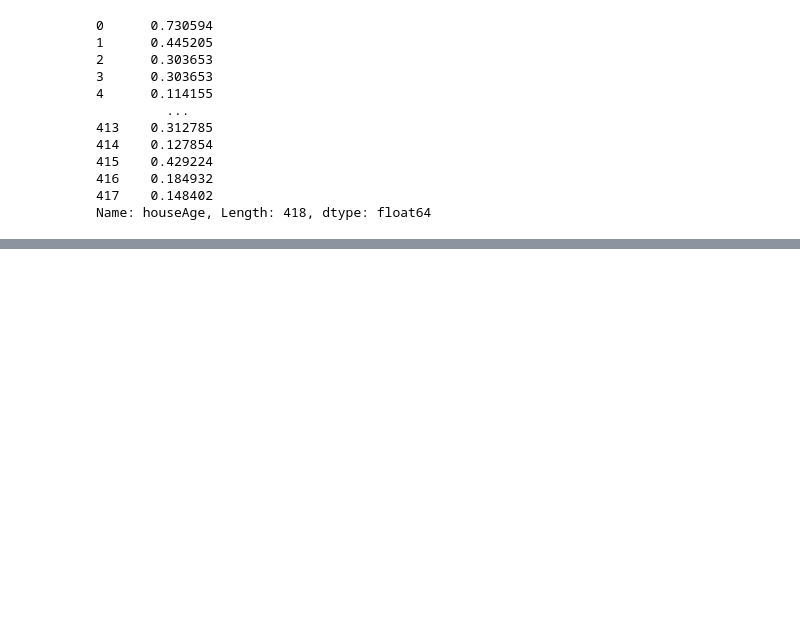
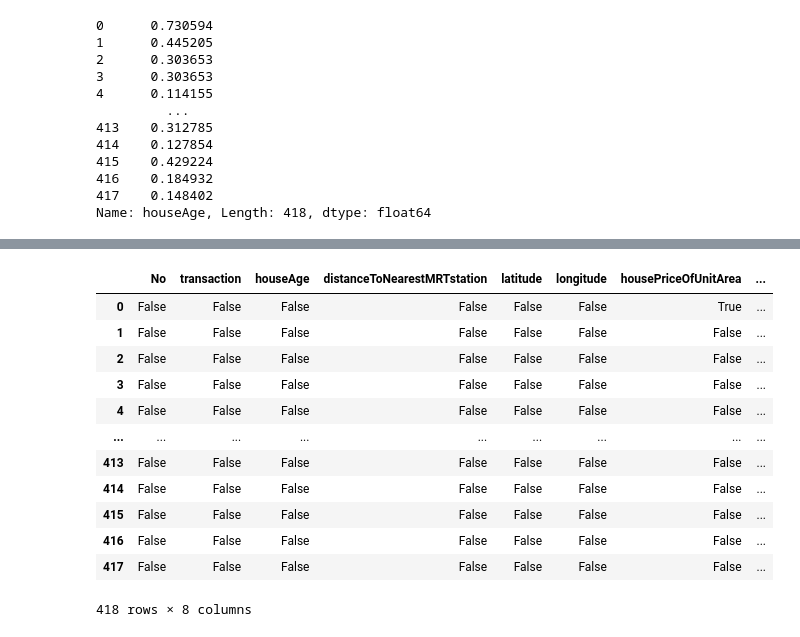
Before and after one commit to josephlister/Data_Science_Projects, a Jupyter notebook: realEstateAssignment.ipynb, the cells around one changed output, grey strips where cells are left out. Saved outputs shown, nothing was run; the diff lists cells and outputs as text; code cells hidden in the pictures; blank space fills up the shorter version.

```diff
--- a/realEstateAssignment.ipynb
+++ b/realEstateAssignment.ipynb
@@ -73,0 +152,16 @@ data.head()
+# %%
+pd.isna(data.loc[:, :])
+# %% [output]
+|  | No | transaction | houseAge | distanceToNearestMRTstation | latitude | longitude | housePriceOfUnitArea | ... |
+| 0 | False | False | False | False | False | False | True | ... |
+| 1 | False | False | False | False | False | False | False | ... |
+| 2 | False | False | False | False | False | False | False | ... |
+| 3 | False | False | False | False | False | False | False | ... |
+| 4 | False | False | False | False | False | False | False | ... |
+| ... | ... | ... | ... | ... | ... | ... | ... | ... |
+| 413 | False | False | False | False | False | False | False | ... |
+| 414 | False | False | False | False | False | False | False | ... |
+| 415 | False | False | False | False | False | False | False | ... |
+| 416 | False | False | False | False | False | False | False | ... |
+| 417 | False | False | False | False | False | False | False | ... |
+418 rows × 8 columns
```
Also changed, not shown: parts of 13 cells of this notebook.
